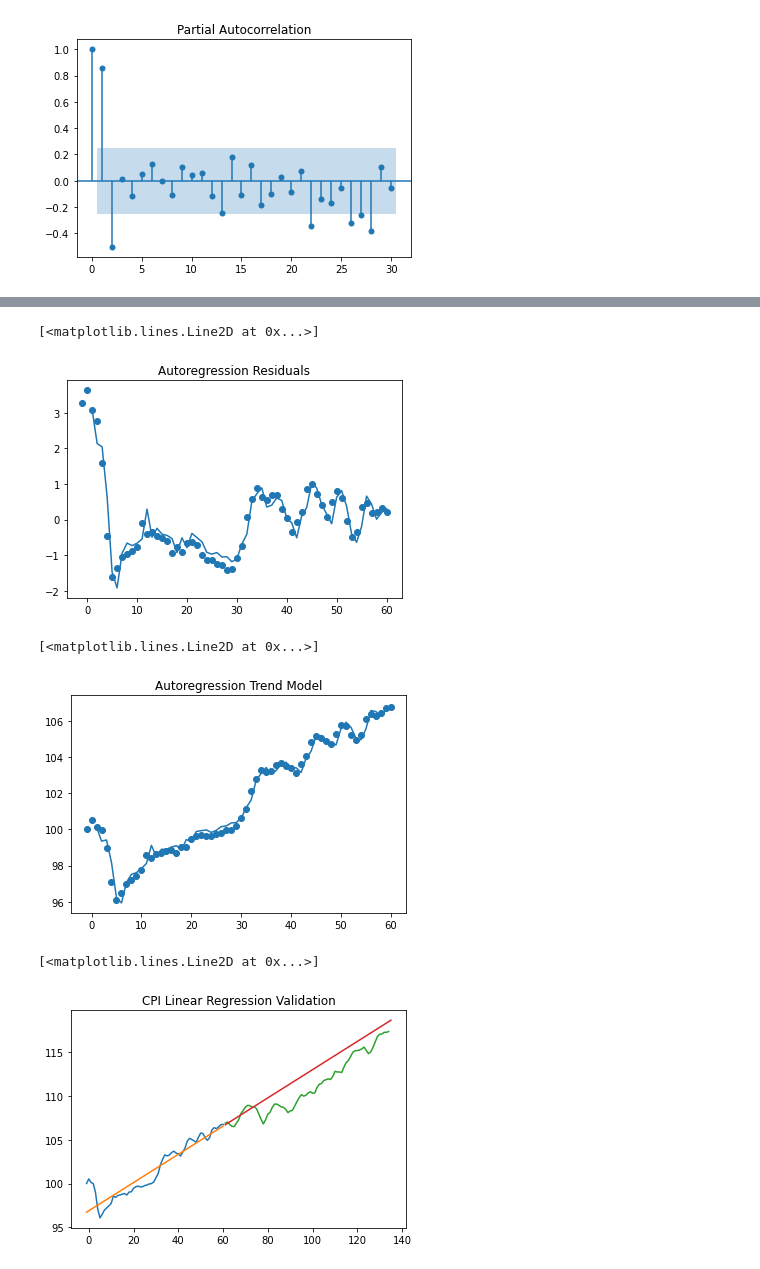
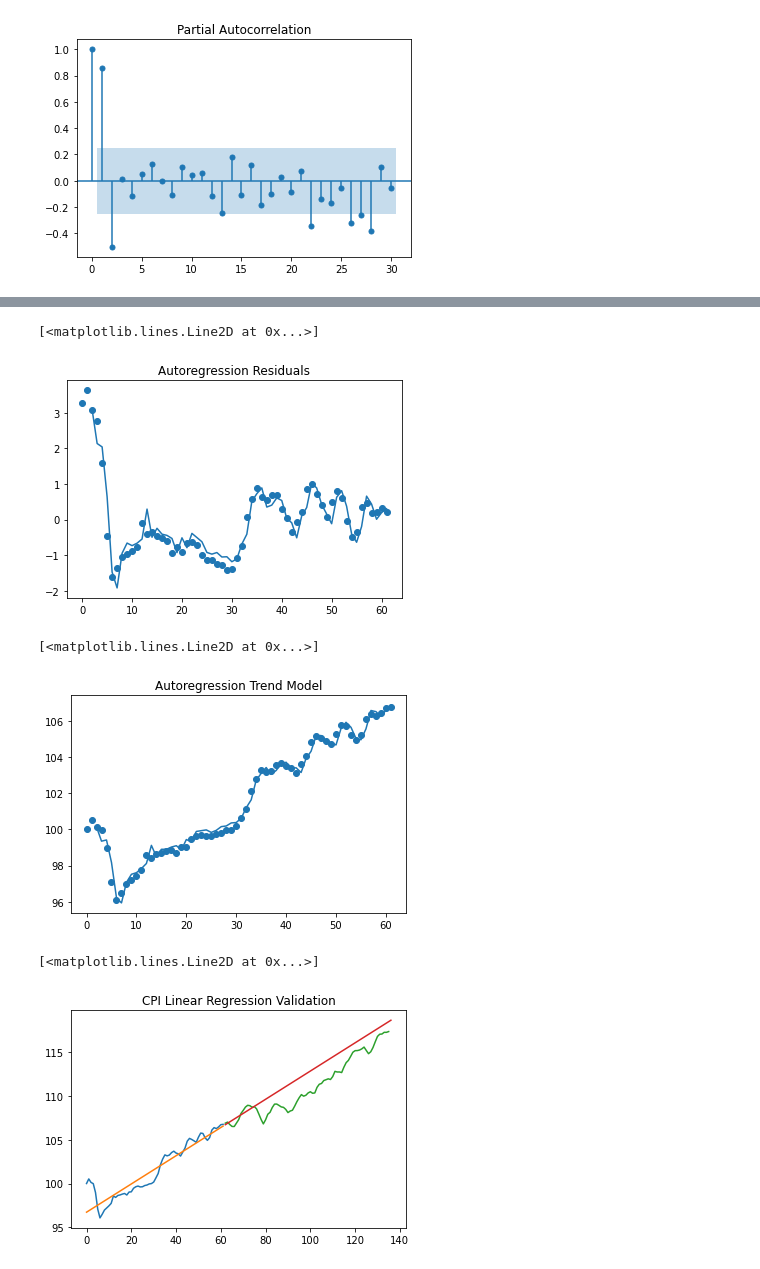
Before and after one commit to jaseidel/MITx_Analytics_Time_Series, a Jupyter notebook: Project_4.ipynb, the cells around one changed output, grey strips where cells are left out. Saved outputs shown, nothing was run; the diff lists cells and outputs as text; code cells hidden in the pictures.

```diff
--- a/Project_4.ipynb
+++ b/Project_4.ipynb
@@ -222,7 +223,7 @@ price_monthly_df_train = price_monthly_df[price_monthly_df['date'] < '2013-09-01
 
 #Reindex the date to monthly periods starting August 2008
 #Reshape the data to numpy arrays for sklearn
-X_train_cpi = ((price_monthly_df_train['date'].dt.year - 2008)*12 + price_monthly_df_train['date'].dt.month - 8).values.reshape(-1,1)
+X_train_cpi = ((price_monthly_df_train['date'].dt.year - 2008)*12 + price_monthly_df_train['date'].dt.month - 7).values.reshape(-1,1)
 Y_train_cpi = price_monthly_df_train['CPI'].values.reshape(-1,1)
 
 #Train a linear regressor on dates before September 2013
@@ -278,7 +279,7 @@ plt.scatter(X_train_cpi, Residuals_cpi)
 plt.plot(X_train_cpi[2:], Y_train_autoreg)
 # %% [output]
 [<matplotlib.lines.Line2D at 0x...>]
-[figure, old version]
+[figure, new version]
 # %%
 #Plot the AR and Trend Model
 Y_train_ART = Y_train_autoreg + Y_predict_cpi[2:]
@@ -288,25 +289,25 @@ plt.scatter(X_train_cpi, Y_train_cpi)
 plt.plot(X_train_cpi[2:], Y_train_ART)
 # %% [output]
 [<matplotlib.lines.Line2D at 0x...>]
-[figure, old version]
+[figure, new version]
 # %%
-#Filter to values before September 2013
+#Filter values to September 2013 and after
 price_monthly_df_test = price_monthly_df[price_monthly_df['date'] >= '2013-09-01']
 
 #Reindex the date to monthly periods
 #Reshape the data to numpy arrays for sklearn
-X_test_cpi = ((price_monthly_df_test['date'].dt.year - 2008)*12 + price_monthly_df_test['date'].dt.month - 8).values.reshape(-1,1)
+X_test_cpi = ((price_monthly_df_test['date'].dt.year - 2008)*12 + price_monthly_df_test['date'].dt.month - 7).values.reshape(-1,1)
 Y_test_cpi = price_monthly_df_test['CPI'].values.reshape(-1,1)
 
 #Get the trend predictions for the validation test set
 Y_valid_cpi = reg_cpi.predict(X_test_cpi)
 
 #Plot both the training and test set trend
 plt.title('CPI Linear Regression Validation')
 plt.plot(X_train_cpi, Y_train_cpi)
 plt.plot(X_train_cpi, Y_predict_cpi)
 plt.plot(X_test_cpi, Y_test_cpi)
 plt.plot(X_test_cpi, Y_valid_cpi)
 # %% [output]
 [<matplotlib.lines.Line2D at 0x...>]
-[figure, old version]
+[figure, new version]
```
Also changed, not shown: parts of 22 cells of this notebook.
